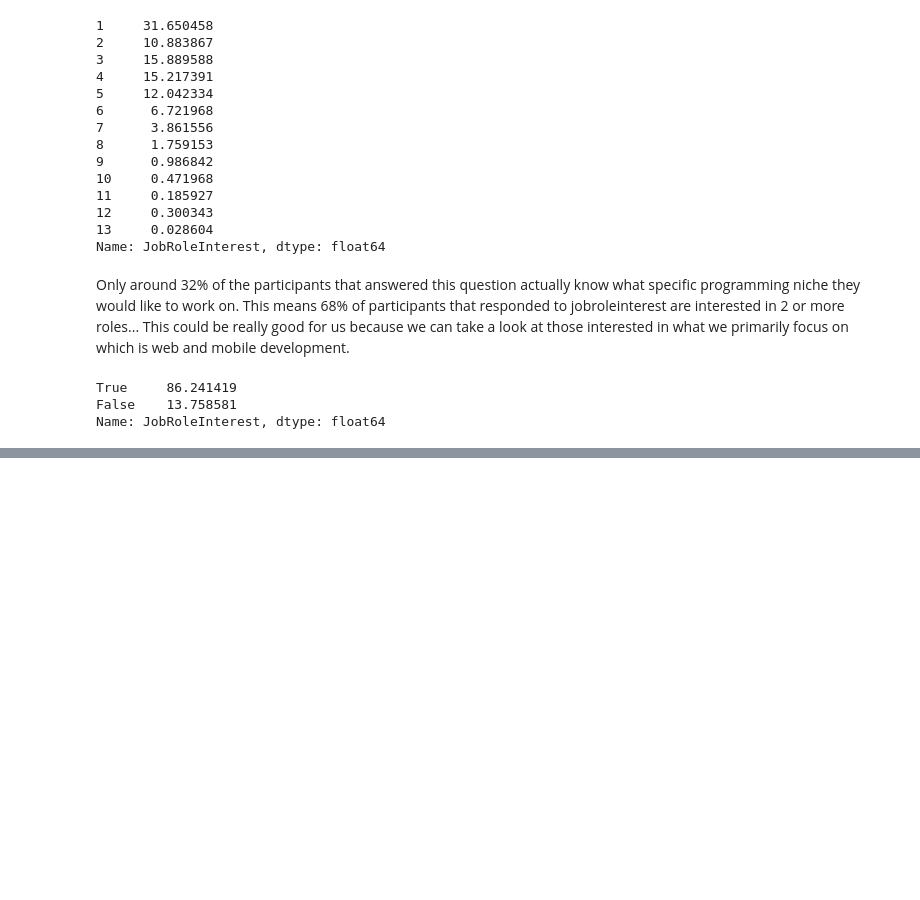
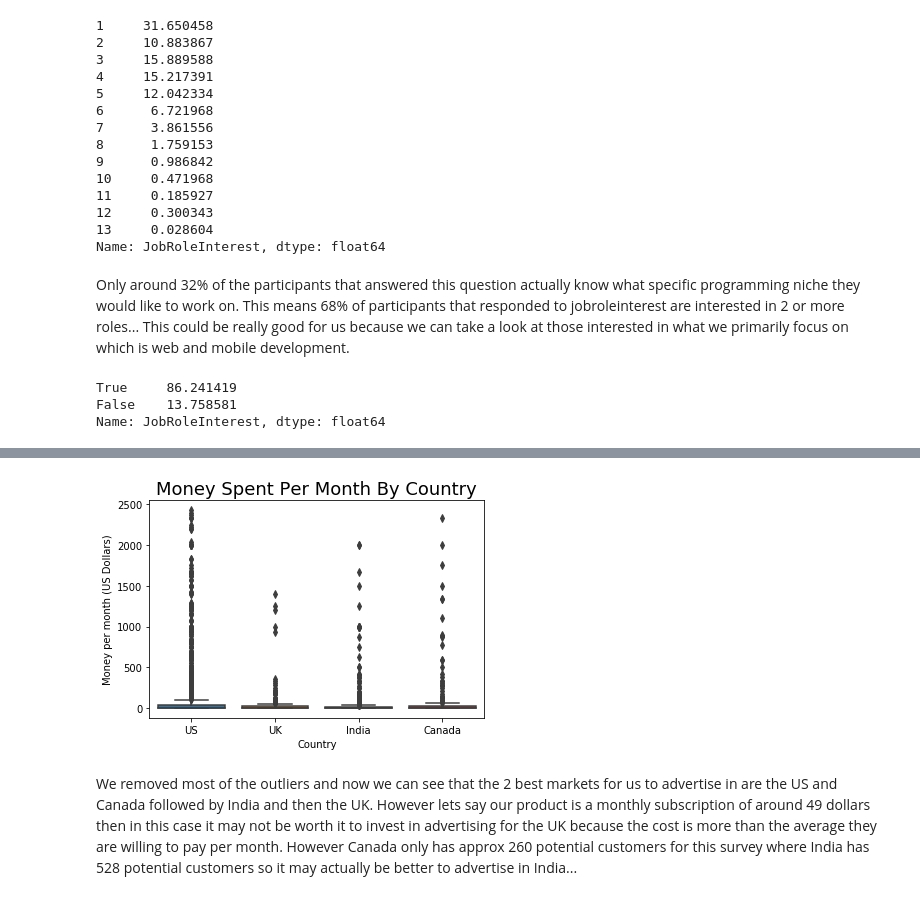
Before and after one commit to jrdazriel/Finding-The-Best-Markets, a Jupyter notebook: main.ipynb, the cells around one changed output, grey strips where cells are left out. Cells and saved outputs as stored; diff of their text form; code cells hidden in the pictures; blank space fills up the shorter version.

```diff
--- a/main.ipynb
+++ b/main.ipynb
@@ -135,0 +248,14 @@ plt.show()
+# %%
+main_4 = country_live_data_for_money[country_live_data_for_money['CountryLive'].str.contains('United States of America|India|United Kingdom|Canada')]
+
+#boxplot to see the distribution of the data again:
+sns.boxplot(y = 'money_per_month', x = 'CountryLive', data = main_4)
+plt.title('Money Spent Per Month By Country', fontsize = 18)
+plt.ylabel('Money per month (US Dollars)')
+plt.xlabel('Country')
+plt.xticks(range(4), ['US', 'UK', 'India', 'Canada'])
+plt.show()
+# %% [output]
+[figure, added]
+# %% [markdown]
+We removed most of the outliers and now we can see that the 2 best markets for us to advertise in are the US and Canada followed by India and then the UK. However lets say our product is a monthly subscription of around 49 dollars then in this case it may not be worth it to invest in advertising for the UK because the cost is more than the average they are willing to pay per month. However Canada only has approx 260 potential customers for this survey where India has 528 potential customers so it may actually be better to advertise in India...
```
Also changed, not shown: parts of 16 cells of this notebook.
